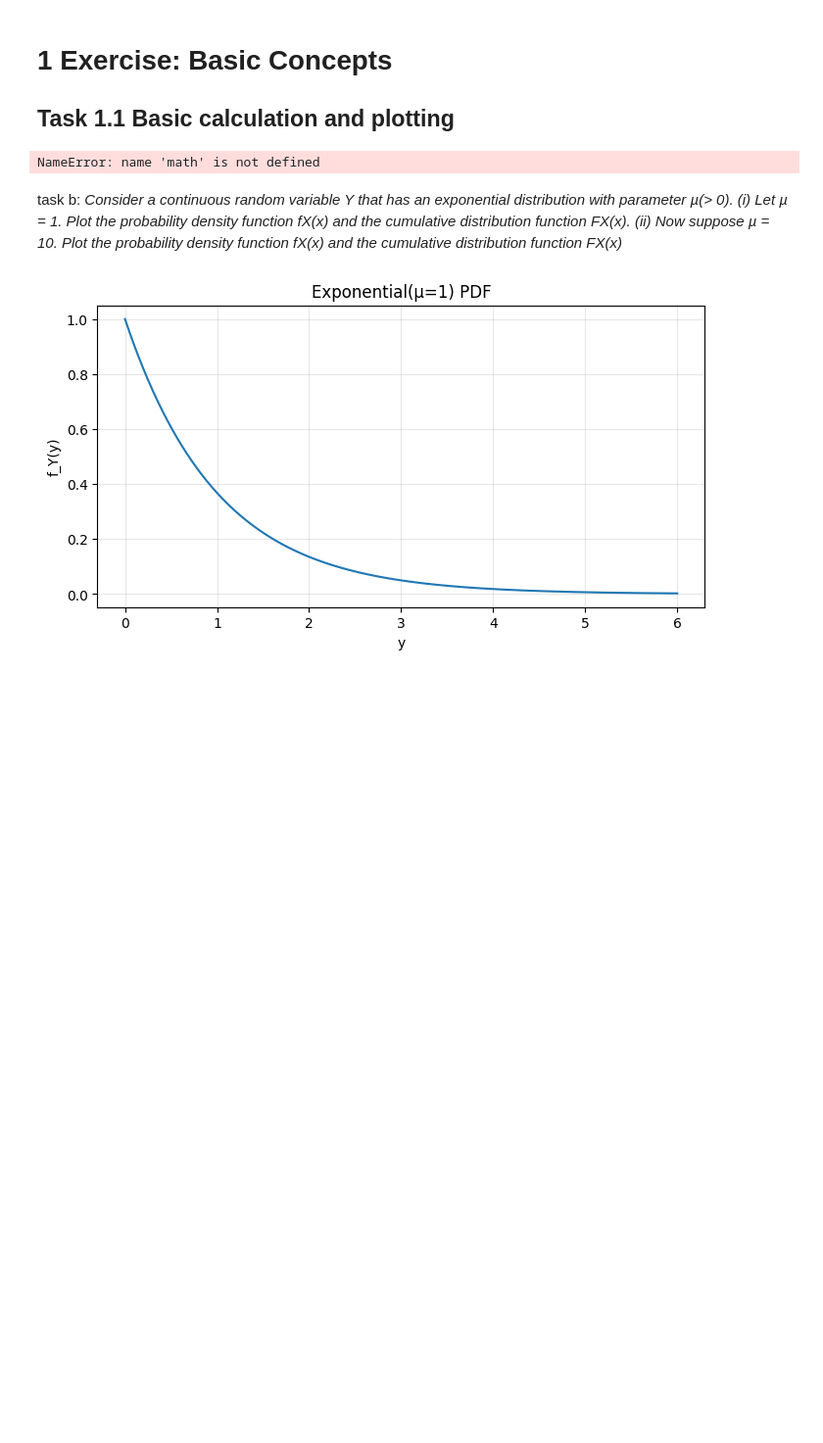
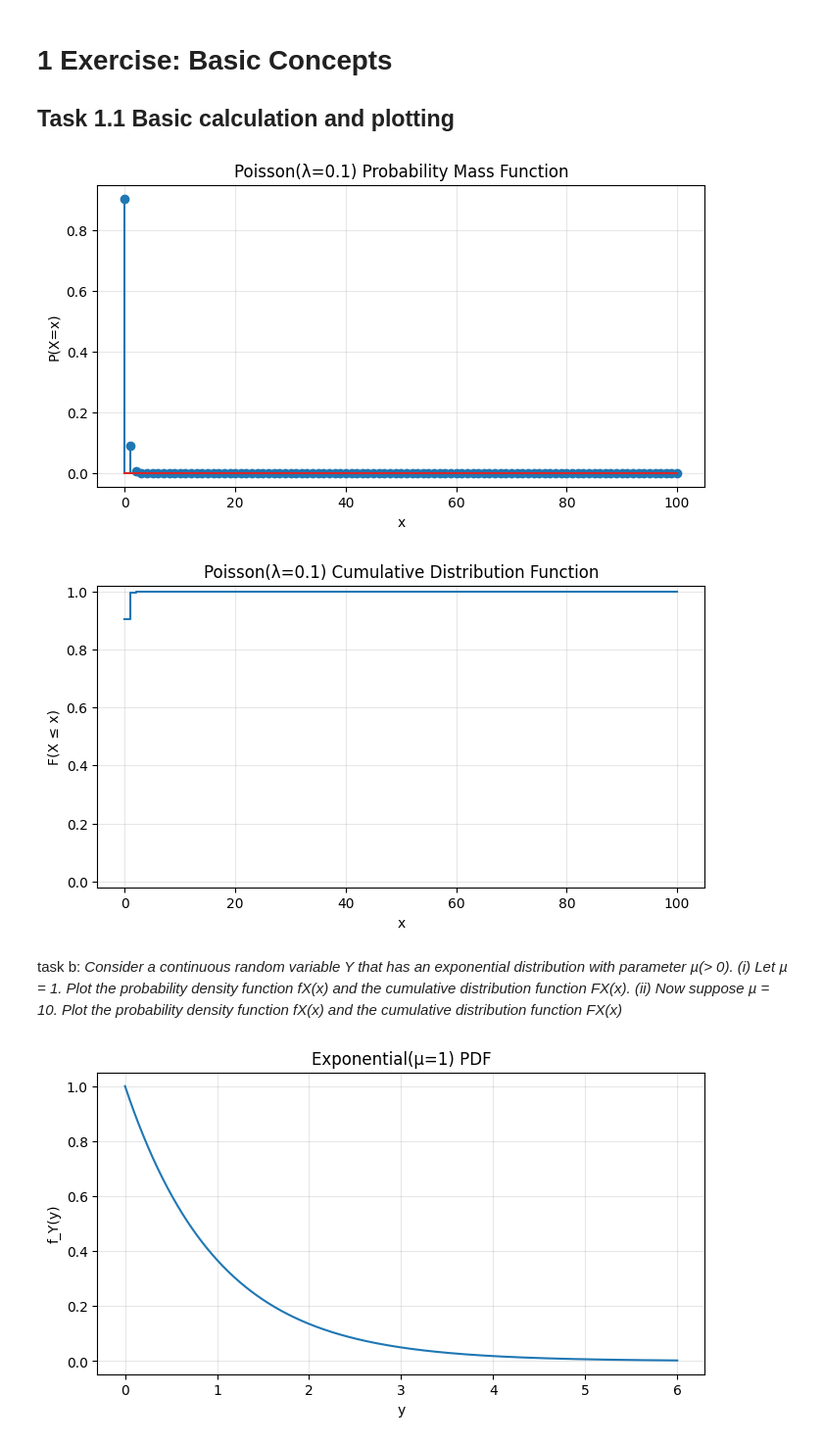
Before and after one commit to ejhasler/digsec, a Jupyter notebook: ttm4158/exercises/basic-concepts.ipynb, the cells around one changed output. Shown at 98% size. Cells and saved outputs as stored; diff of their text form; code cells hidden in the pictures; blank space fills up the shorter version.

```diff
--- a/ttm4158/exercises/basic-concepts.ipynb
+++ b/ttm4158/exercises/basic-concepts.ipynb
@@ -13,35 +13,36 @@ import pandas as pd
 # Parameter
 lam = 0.1
 
 # Values from 0 to 100
 x = np.arange(0, 101)
 
 # Compute probabilities
-pmf = [math.exp(-lam) * (lam**k) / math.factorial(k) for k in x]
+pmf = [m.exp(-lam) * (lam**k) / m.factorial(k) for k in x]
 
 # PMF plot
 plt.figure(figsize=(8,4))
 plt.stem(x, pmf)
 plt.title("Poisson(λ=0.1) Probability Mass Function")
 plt.xlabel("x")
 plt.ylabel("P(X=x)")
 plt.grid(alpha=0.3)
 plt.show()
 
 # Compute CDF
 cdf = np.cumsum(pmf)
 
 # CDF plot
 plt.figure(figsize=(8,4))
 plt.step(x, cdf, where="post")
 plt.title("Poisson(λ=0.1) Cumulative Distribution Function")
 plt.xlabel("x")
 plt.ylabel("F(X ≤ x)")
 plt.ylim(-0.02, 1.02)
 plt.grid(alpha=0.3)
 plt.show()
 # %% [output]
-NameError: name 'math' is not defined
+[figure, added]
+[figure, added]
 # %% [markdown]
 task b: <i>Consider a continuous random variable Y that has an exponential distribution with parameter µ(> 0). (i)
 Let µ = 1. Plot the probability density function fX(x) and the cumulative distribution function FX(x).
```
Also changed, not shown: parts of 10 cells of this notebook.
